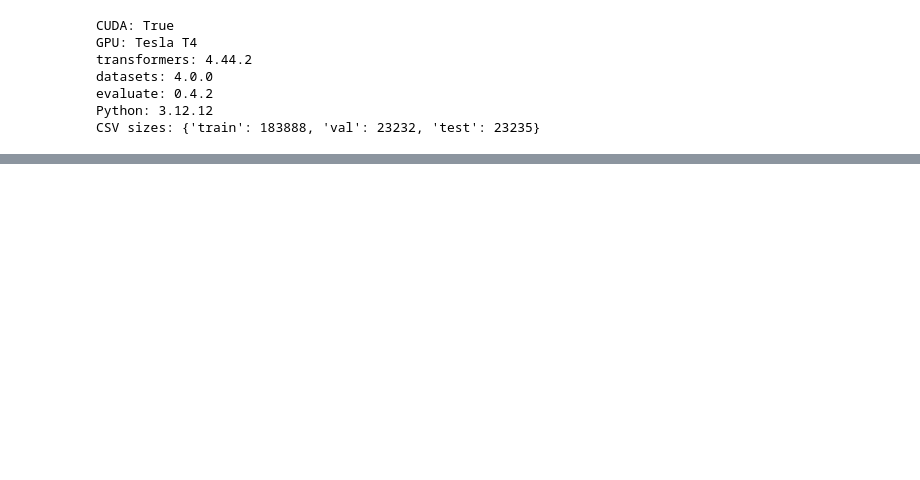
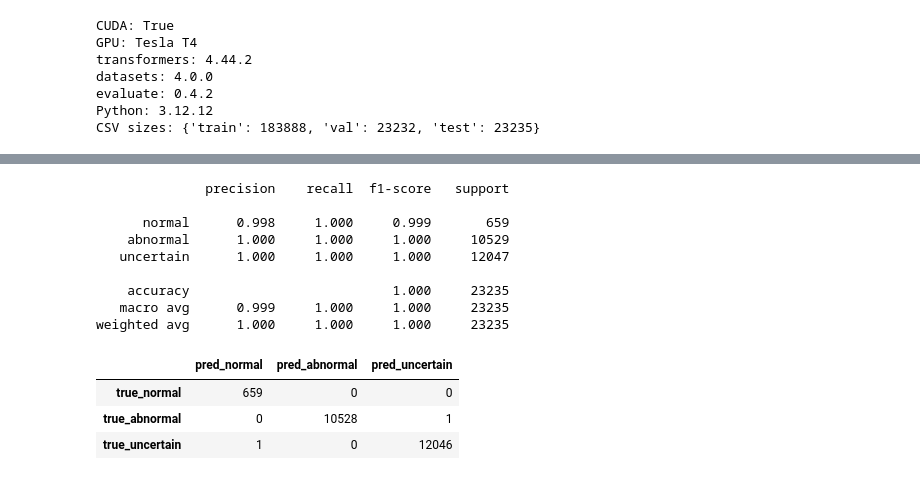
Before and after one commit to GabrielWarner/DL4H-finalproject, a Jupyter notebook: notebook/baseline_ce.ipynb, the cells around one changed output, grey strips where cells are left out. Cells and saved outputs as stored; diff of their text form; code cells hidden in the pictures; blank space fills up the shorter version.

```diff
--- a/notebook/baseline_ce.ipynb
+++ b/notebook/baseline_ce.ipynb
@@ -207,0 +378,16 @@ CSV sizes: {'train': 183888, 'val': 23232, 'test': 23235}
+# %%
+import numpy as np, pandas as pd
+from sklearn.metrics import classification_report, confusion_matrix
+
+preds = trainer.predict(test_tok)
+y_true = preds.label_ids
+y_pred = np.argmax(preds.predictions, axis=-1)
+
+LABELS = ["normal","abnormal","uncertain"]
+print(classification_report(y_true, y_pred, target_names=LABELS, digits=3))
+
+cm = confusion_matrix(y_true, y_pred, labels=range(len(LABELS)))
+cm_df = pd.DataFrame(cm, index=[f"true_{l}" for l in LABELS],
+                         columns=[f"pred_{l}" for l in LABELS])
+cm_df
+# %% [output]
@@ -207,0 +395,13 @@ CSV sizes: {'train': 183888, 'val': 23232, 'test': 23235}
+              precision    recall  f1-score   support
+
+      normal      0.998     1.000     0.999       659
+    abnormal      1.000     1.000     1.000     10529
+   uncertain      1.000     1.000     1.000     12047
+
+    accuracy                          1.000     23235
+   macro avg      0.999     1.000     1.000     23235
+weighted avg      1.000     1.000     1.000     23235
+|  | pred_normal | pred_abnormal | pred_uncertain |
+| true_normal | 659 | 0 | 0 |
+| true_abnormal | 0 | 10528 | 1 |
+| true_uncertain | 1 | 0 | 12046 |
```
Also changed, not shown: parts of 11 cells of this notebook.
